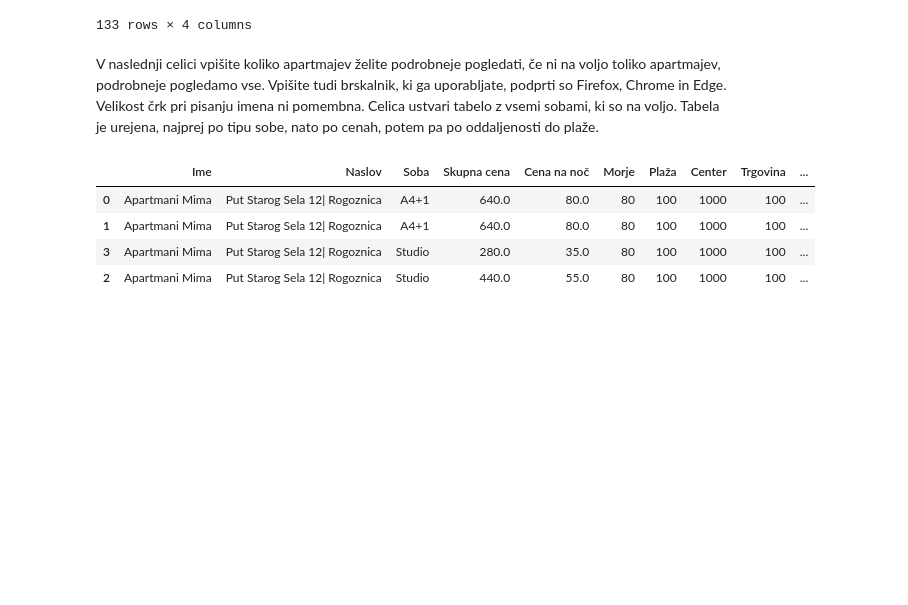
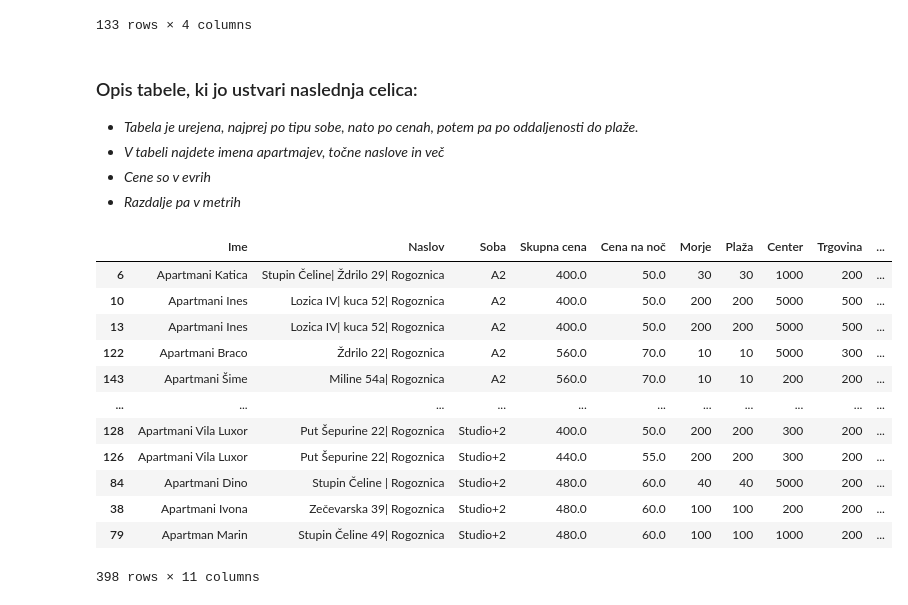
Before and after one commit to LukaLavs/Iskanje_apartmajev, a Jupyter notebook: mymodule/analiza_apartmajev.ipynb, the cells around one changed output. Cells and saved outputs as stored; diff of their text form; code cells hidden in the pictures; blank space fills up the shorter version.

```diff
--- a/mymodule/analiza_apartmajev.ipynb
+++ b/mymodule/analiza_apartmajev.ipynb
@@ -33,23 +35,31 @@ df_vsi_apartmaji
 | 131 | Villa Zdenka | 280.0 | [12, 12] | https://www.apartmanija.hr/vile/r... |
 133 rows × 4 columns
 # %% [markdown]
-V naslednji celici vpišite koliko apartmajev želite podrobneje pogledati,
-če ni na voljo toliko apartmajev, podrobneje pogledamo vse. Vpišite tudi brskalnik,
-ki ga uporabljate, podprti so Firefox, Chrome in Edge. Velikost črk pri pisanju imena ni pomembna.
-Celica ustvari tabelo z vsemi sobami, ki so na voljo. Tabela je urejena,
-najprej po tipu sobe, nato po cenah, potem pa po oddaljenosti do plaže.
+### Opis tabele, ki jo ustvari naslednja celica:
+   - *Tabela je urejena, najprej po tipu sobe, nato po cenah, potem pa po oddaljenosti do plaže.*
+   - *V tabeli najdete imena apartmajev, točne naslove in več*
+   - *Cene so v evrih*
+   - *Razdalje pa v metrih*
 # %%
 podrobna_analiza = 60
-brskalnik = "chrome"
+#brskalnik = "chrome"
 #brskalnik = "edge"
-#brskalnik = "firefox"
+brskalnik = "firefox"
 
 df_par_apartmajev_natancno = main.ustvari_podroben_csv(df_vsi_apartmaji, podrobna_analiza, prihod, odhod, brskalnik)
 df_par_apartmajev_natancno
 # %% [output]
 |  | Ime | Naslov | Soba | Skupna cena | Cena na noč | Morje | Plaža | Center | Trgovina | ... |
-| 0 | Apartmani Mima | Put Starog Sela 12| Rogoznica | A4+1 | 640.0 | 80.0 | 80 | 100 | 1000 | 100 | ... |
-| 1 | Apartmani Mima | Put Starog Sela 12| Rogoznica | A4+1 | 640.0 | 80.0 | 80 | 100 | 1000 | 100 | ... |
-| 3 | Apartmani Mima | Put Starog Sela 12| Rogoznica | Studio | 280.0 | 35.0 | 80 | 100 | 1000 | 100 | ... |
-| 2 | Apartmani Mima | Put Starog Sela 12| Rogoznica | Studio | 440.0 | 55.0 | 80 | 100 | 1000 | 100 | ... |
+| 6 | Apartmani Katica | Stupin Čeline| Ždrilo 29| Rogoznica | A2 | 400.0 | 50.0 | 30 | 30 | 1000 | 200 | ... |
+| 10 | Apartmani Ines | Lozica IV| kuca 52| Rogoznica | A2 | 400.0 | 50.0 | 200 | 200 | 5000 | 500 | ... |
+| 13 | Apartmani Ines | Lozica IV| kuca 52| Rogoznica | A2 | 400.0 | 50.0 | 200 | 200 | 5000 | 500 | ... |
+| 122 | Apartmani Braco | Ždrilo 22| Rogoznica | A2 | 560.0 | 70.0 | 10 | 10 | 5000 | 300 | ... |
+| 143 | Apartmani Šime | Miline 54a| Rogoznica | A2 | 560.0 | 70.0 | 10 | 10 | 200 | 200 | ... |
+| ... | ... | ... | ... | ... | ... | ... | ... | ... | ... | ... |
+| 128 | Apartmani Vila Luxor | Put Šepurine 22| Rogoznica | Studio+2 | 400.0 | 50.0 | 200 | 200 | 300 | 200 | ... |
+| 126 | Apartmani Vila Luxor | Put Šepurine 22| Rogoznica | Studio+2 | 440.0 | 55.0 | 200 | 200 | 300 | 200 | ... |
+| 84 | Apartmani Dino | Stupin Čeline | Rogoznica | Studio+2 | 480.0 | 60.0 | 40 | 40 | 5000 | 200 | ... |
+| 38 | Apartmani Ivona | Zečevarska 39| Rogoznica | Studio+2 | 480.0 | 60.0 | 100 | 100 | 200 | 200 | ... |
+| 79 | Apartman Marin | Stupin Čeline 49| Rogoznica | Studio+2 | 480.0 | 60.0 | 100 | 100 | 1000 | 200 | ... |
+398 rows × 11 columns
 # %% [markdown]
```
Also changed, not shown: parts of 6 cells of this notebook, 3 other files.
